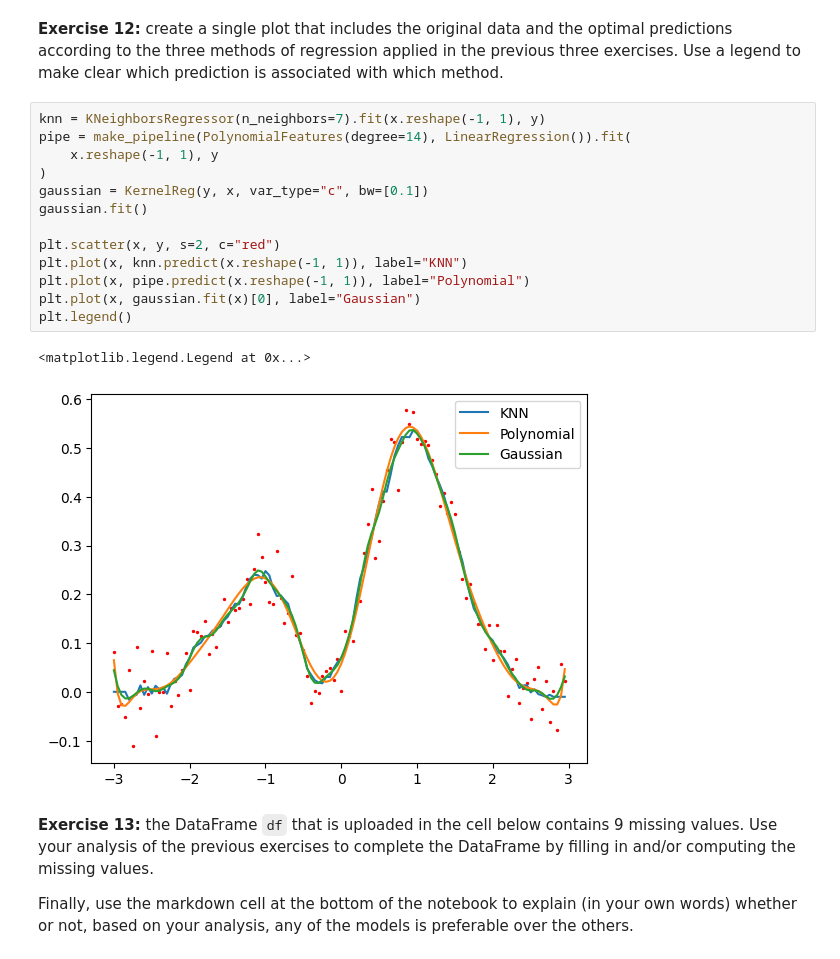
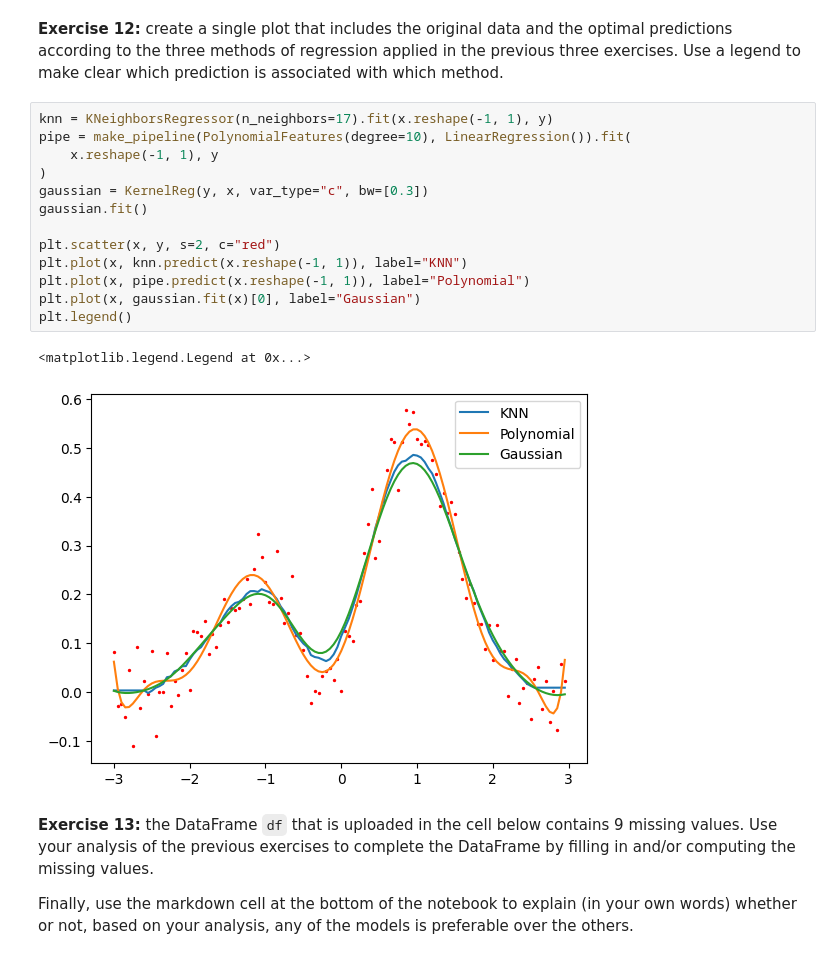
Before and after one commit to AlbinLind/Data-Science-Methodology, a Jupyter notebook: week 1/DSM_assignment1.ipynb, the cells around one changed output. Cells and saved outputs as stored; diff of their text form.

```diff
--- a/week 1/DSM_assignment1.ipynb
+++ b/week 1/DSM_assignment1.ipynb
@@ -428,21 +434,21 @@ Text(0.5, 1.0, '10-fold CV RMSE Polynomial Regression')
 # %% [markdown]
 **Exercise 12:** create a single plot that includes the original data and the optimal predictions according to the three methods of regression applied in the previous three exercises. Use a legend to make clear which prediction is associated with which method.
 # %%
-knn = KNeighborsRegressor(n_neighbors=7).fit(x.reshape(-1, 1), y)
-pipe = make_pipeline(PolynomialFeatures(degree=14), LinearRegression()).fit(
+knn = KNeighborsRegressor(n_neighbors=17).fit(x.reshape(-1, 1), y)
+pipe = make_pipeline(PolynomialFeatures(degree=10), LinearRegression()).fit(
     x.reshape(-1, 1), y
 )
-gaussian = KernelReg(y, x, var_type="c", bw=[0.1])
+gaussian = KernelReg(y, x, var_type="c", bw=[0.3])
 gaussian.fit()
 
 plt.scatter(x, y, s=2, c="red")
 plt.plot(x, knn.predict(x.reshape(-1, 1)), label="KNN")
 plt.plot(x, pipe.predict(x.reshape(-1, 1)), label="Polynomial")
 plt.plot(x, gaussian.fit(x)[0], label="Gaussian")
 plt.legend()
 # %% [output]
 <matplotlib.legend.Legend at 0x...>
-[figure, old version]
+[figure, new version]
 # %% [markdown]
 **Exercise 13:** the DataFrame `df` that is uploaded in the cell below contains 9 missing values. Use your analysis of the previous exercises to complete the DataFrame by filling in and/or computing the missing values.
 
```
Also changed, not shown: parts of 15 cells of this notebook.
